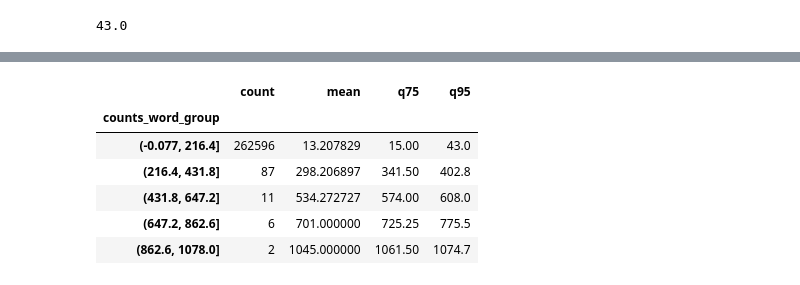
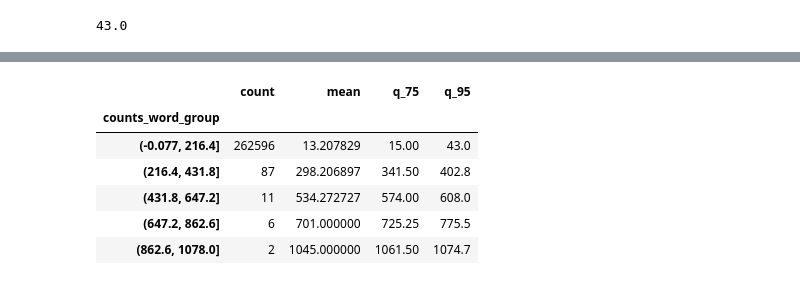
Before and after one commit to alexandr-khvatov/text_classification, a Jupyter notebook: src/dataset_analysis.ipynb, the cells around one changed output, grey strips where cells are left out. Drawn from its saved outputs; the diff is of its cells as text; code cells hidden in the pictures.

```diff
--- a/src/dataset_analysis.ipynb
+++ b/src/dataset_analysis.ipynb
@@ -141,5 +159,5 @@ df[df["counts_word"]<=q95]['counts_word'].hist()
 # %%
-def q75(x):
+def q_75(x):
     return x.quantile(0.75)
-def q95(x):
+def q_95(x):
     return x.quantile(0.95)
@@ -158,9 +164,9 @@ Name: counts_word, dtype: float64
 # %%
 df['counts_word_group'] = pd.cut(df['counts_word'],5)
 
-df.groupby('counts_word_group',dropna=False)['counts_word'].agg(['count','mean',q75,q95])
+df.groupby('counts_word_group',dropna=False)['counts_word'].agg(['count','mean',q_75,q_95])
 # %% [output]
-|  | count | mean | q75 | q95 |
+|  | count | mean | q_75 | q_95 |
 | counts_word_group |  |  |  |  |
 | (-0.077, 216.4] | 262596 | 13.207829 | 15.00 | 43.0 |
 | (216.4, 431.8] | 87 | 298.206897 | 341.50 | 402.8 |
```
Also changed, not shown: parts of 6 cells of this notebook.
